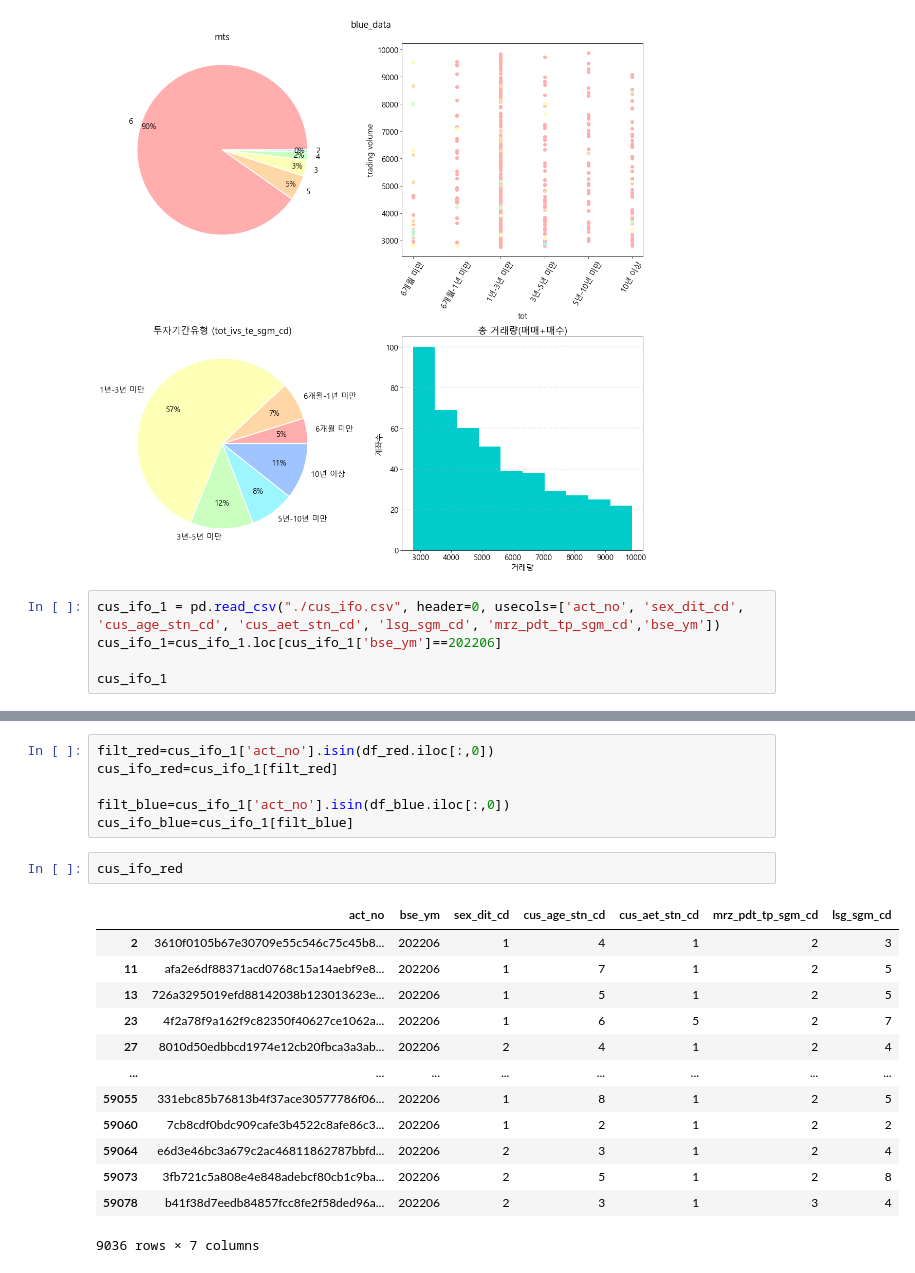
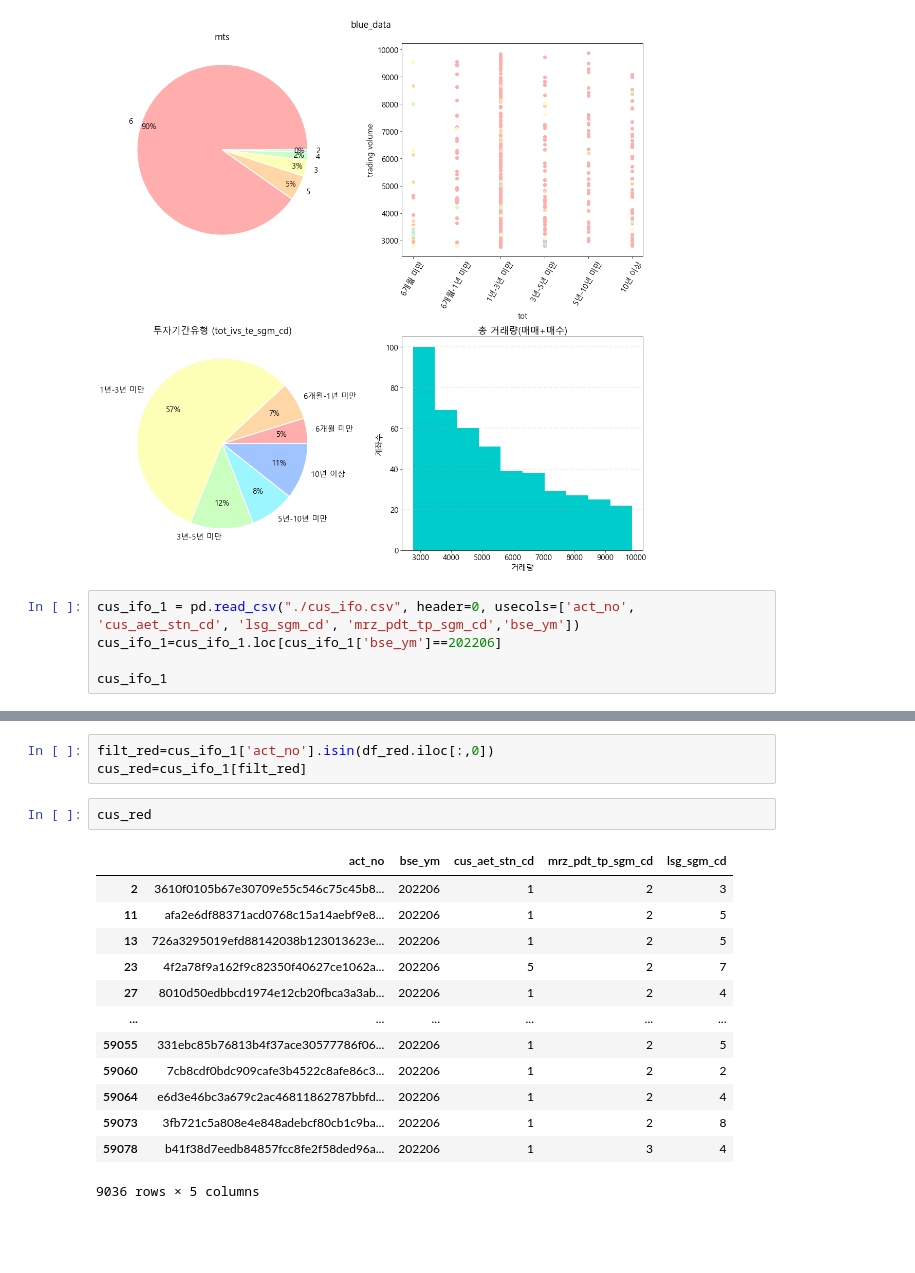
Before and after one commit to Dirtfy/NH_Project, a Jupyter notebook: test.ipynb, the cells around one changed output, grey strips where cells are left out. Saved outputs shown, nothing was run; the diff lists cells and outputs as text; blank space fills up the shorter version.

```diff
--- a/test.ipynb
+++ b/test.ipynb
@@ -440,7 +440,7 @@ plt.show()
 # %% [output]
 [figure]
 # %%
-cus_ifo_1 = pd.read_csv("./cus_ifo.csv", header=0, usecols=['act_no', 'sex_dit_cd', 'cus_age_stn_cd', 'cus_aet_stn_cd', 'lsg_sgm_cd', 'mrz_pdt_tp_sgm_cd','bse_ym'])
+cus_ifo_1 = pd.read_csv("./cus_ifo.csv", header=0, usecols=['act_no', 'cus_aet_stn_cd', 'lsg_sgm_cd', 'mrz_pdt_tp_sgm_cd','bse_ym'])
 cus_ifo_1=cus_ifo_1.loc[cus_ifo_1['bse_ym']==202206]
 
 cus_ifo_1
@@ -461,22 +461,19 @@ cus_ifo_1
 # %%
 filt_red=cus_ifo_1['act_no'].isin(df_red.iloc[:,0])
-cus_ifo_red=cus_ifo_1[filt_red]
-
-filt_blue=cus_ifo_1['act_no'].isin(df_blue.iloc[:,0])
-cus_ifo_blue=cus_ifo_1[filt_blue]
+cus_red=cus_ifo_1[filt_red]
 # %%
-cus_ifo_red
+cus_red
 # %% [output]
-|  | act_no | bse_ym | sex_dit_cd | cus_age_stn_cd | cus_aet_stn_cd | mrz_pdt_tp_sgm_cd | lsg_sgm_cd |
-| 2 | 3610f0105b67e30709e55c546c75c45b8... | 202206 | 1 | 4 | 1 | 2 | 3 |
-| 11 | afa2e6df88371acd0768c15a14aebf9e8... | 202206 | 1 | 7 | 1 | 2 | 5 |
-| 13 | 726a3295019efd88142038b123013623e... | 202206 | 1 | 5 | 1 | 2 | 5 |
-| 23 | 4f2a78f9a162f9c82350f40627ce1062a... | 202206 | 1 | 6 | 5 | 2 | 7 |
-| 27 | 8010d50edbbcd1974e12cb20fbca3a3ab... | 202206 | 2 | 4 | 1 | 2 | 4 |
-| ... | ... | ... | ... | ... | ... | ... | ... |
-| 59055 | 331ebc85b76813b4f37ace30577786f06... | 202206 | 1 | 8 | 1 | 2 | 5 |
-| 59060 | 7cb8cdf0bdc909cafe3b4522c8afe86c3... | 202206 | 1 | 2 | 1 | 2 | 2 |
-| 59064 | e6d3e46bc3a679c2ac46811862787bbfd... | 202206 | 2 | 3 | 1 | 2 | 4 |
-| 59073 | 3fb721c5a808e4e848adebcf80cb1c9ba... | 202206 | 2 | 5 | 1 | 2 | 8 |
-| 59078 | b41f38d7eedb84857fcc8fe2f58ded96a... | 202206 | 2 | 3 | 1 | 3 | 4 |
+|  | act_no | bse_ym | cus_aet_stn_cd | mrz_pdt_tp_sgm_cd | lsg_sgm_cd |
+| 2 | 3610f0105b67e30709e55c546c75c45b8... | 202206 | 1 | 2 | 3 |
+| 11 | afa2e6df88371acd0768c15a14aebf9e8... | 202206 | 1 | 2 | 5 |
+| 13 | 726a3295019efd88142038b123013623e... | 202206 | 1 | 2 | 5 |
+| 23 | 4f2a78f9a162f9c82350f40627ce1062a... | 202206 | 5 | 2 | 7 |
+| 27 | 8010d50edbbcd1974e12cb20fbca3a3ab... | 202206 | 1 | 2 | 4 |
+| ... | ... | ... | ... | ... | ... |
+| 59055 | 331ebc85b76813b4f37ace30577786f06... | 202206 | 1 | 2 | 5 |
+| 59060 | 7cb8cdf0bdc909cafe3b4522c8afe86c3... | 202206 | 1 | 2 | 2 |
+| 59064 | e6d3e46bc3a679c2ac46811862787bbfd... | 202206 | 1 | 2 | 4 |
+| 59073 | 3fb721c5a808e4e848adebcf80cb1c9ba... | 202206 | 1 | 2 | 8 |
+| 59078 | b41f38d7eedb84857fcc8fe2f58ded96a... | 202206 | 1 | 3 | 4 |
-9036 rows × 7 columns
+9036 rows × 5 columns
```
Also changed, not shown: parts of 7 cells of this notebook.
